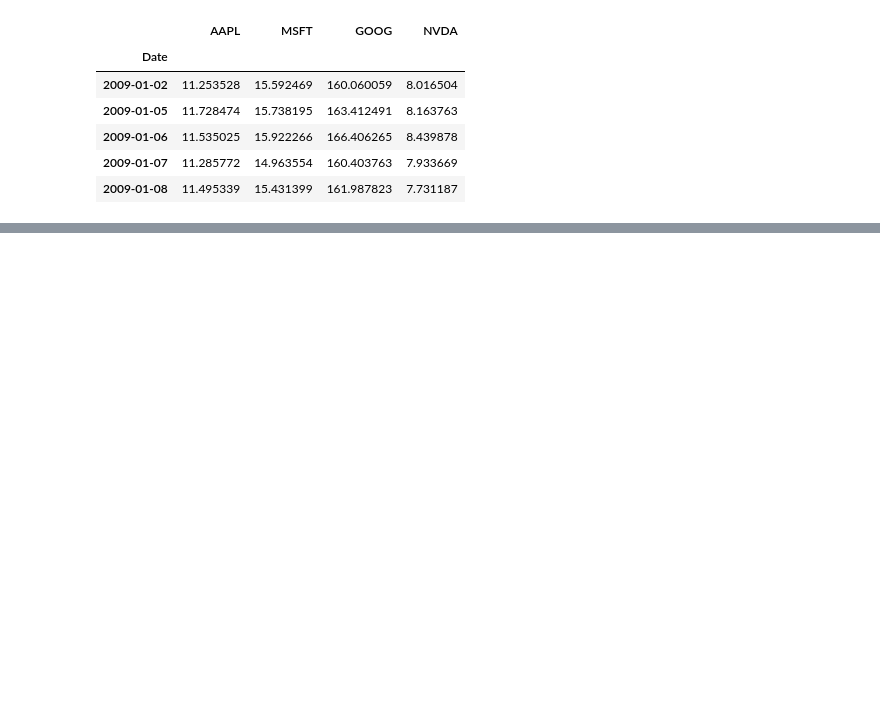
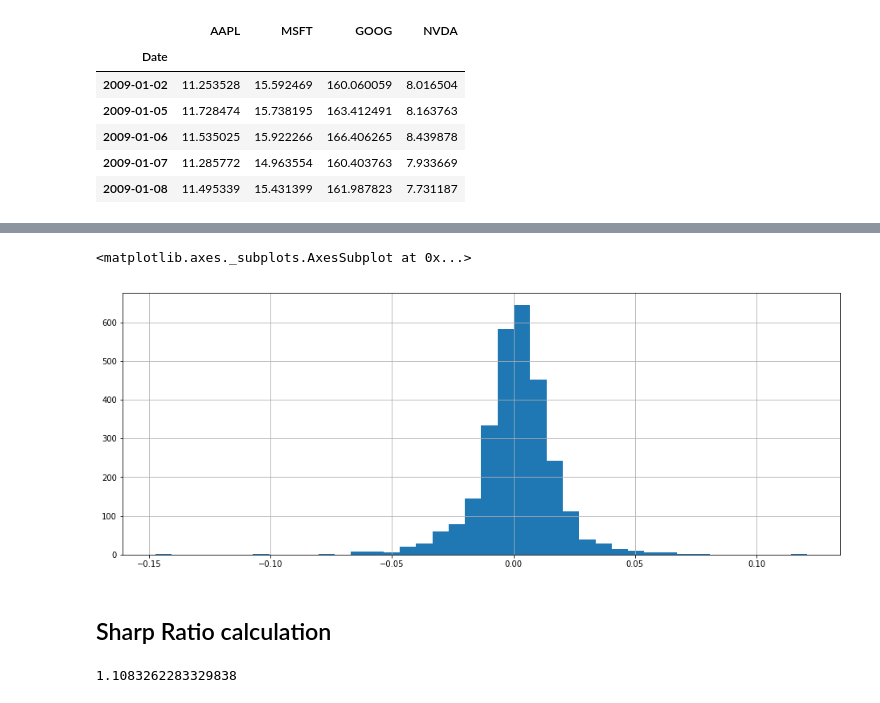
Before and after one commit to Berkat0789/Portfolio, a Jupyter notebook: Finance/SharpRatio/Untitled.ipynb, the cells around one changed output, grey strips where cells are left out. Cells and saved outputs as stored; diff of their text form; code cells hidden in the pictures; blank space fills up the shorter version.

```diff
--- a/Finance/SharpRatio/Untitled.ipynb
+++ b/Finance/SharpRatio/Untitled.ipynb
@@ -93,0 +100,10 @@ the lowest Risk would have weights of [0.27889518 0.34221881 0.37412537 0.004760
+# %%
+data["daily returns"] =data["total position"].pct_change()
+# %%
+plt.figure(figsize=(16,6))
+data["daily returns"].hist(bins =40)
+# %% [output]
+<matplotlib.axes._subplots.AxesSubplot at 0x...>
+[figure, added]
+# %% [markdown]
+## Sharp Ratio calculation
@@ -93,0 +114,5 @@ the lowest Risk would have weights of [0.27889518 0.34221881 0.37412537 0.004760
+# %%
+port_sharp = (mean_Daily_return/port_volitility) * np.sqrt(252)
+port_sharp
+# %% [output]
+1.1083262283329838
```
Also changed, not shown: parts of 68 cells of this notebook, 9 other files.
